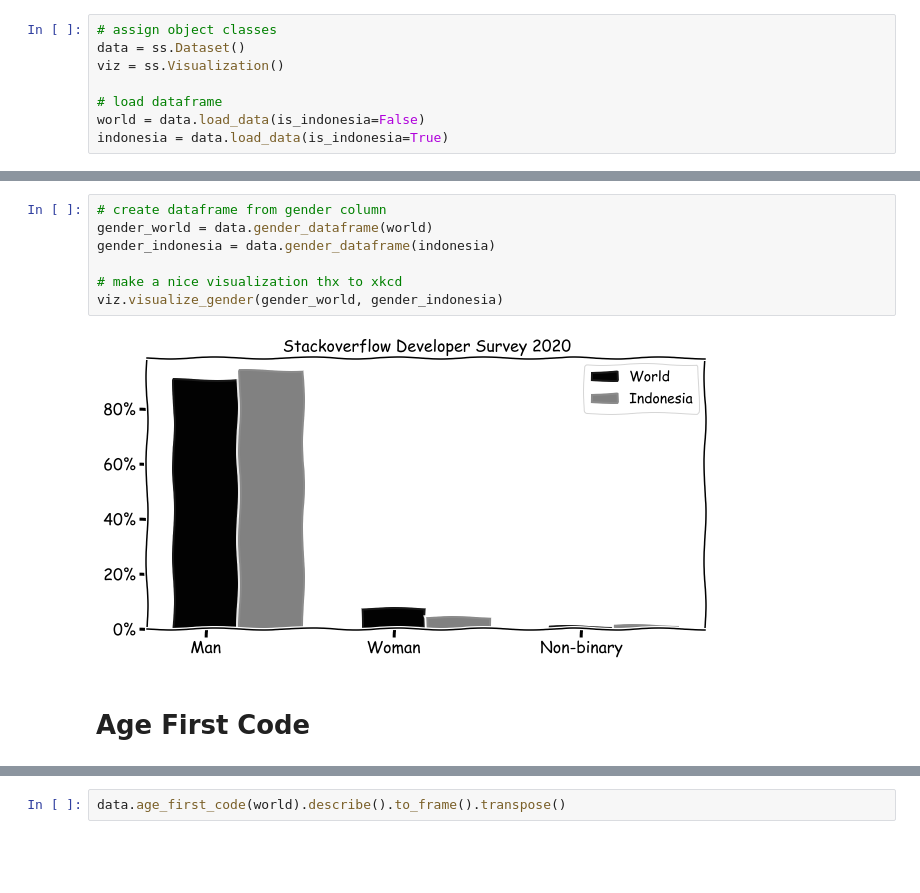
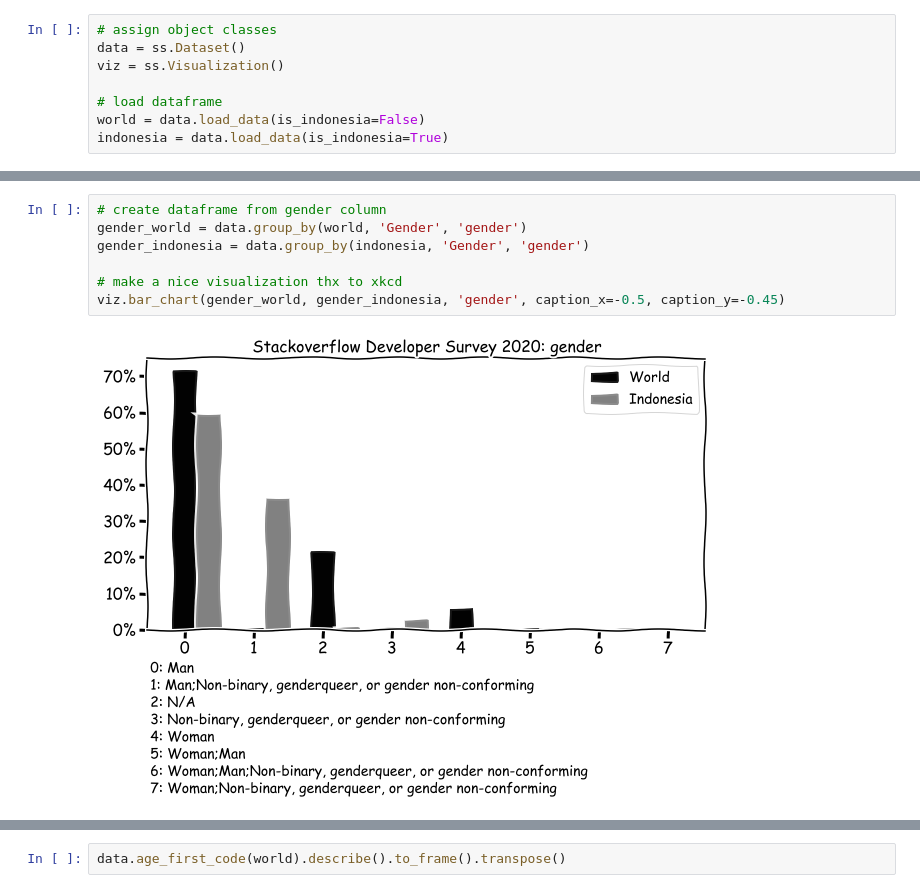
Before and after one commit to ledwindra/stackoverflow-survey, a Jupyter notebook: index.ipynb, the cells around one changed output, grey strips where cells are left out. Cells and saved outputs as stored; diff of their text form; blank space fills up the shorter version.

```diff
--- a/index.ipynb
+++ b/index.ipynb
@@ -18,11 +22,9 @@ indonesia = data.load_data(is_indonesia=True)
 # %%
 # create dataframe from gender column
-gender_world = data.gender_dataframe(world)
-gender_indonesia = data.gender_dataframe(indonesia)
+gender_world = data.group_by(world, 'Gender', 'gender')
+gender_indonesia = data.group_by(indonesia, 'Gender', 'gender')
 
 # make a nice visualization thx to xkcd
-viz.visualize_gender(gender_world, gender_indonesia)
+viz.bar_chart(gender_world, gender_indonesia, 'gender', caption_x=-0.5, caption_y=-0.45)
 # %% [output]
-[figure, old version]
+[figure, new version]
-# %% [markdown]
-# Age First Code
```
Also changed, not shown: parts of 7 cells of this notebook, 1 other file.
